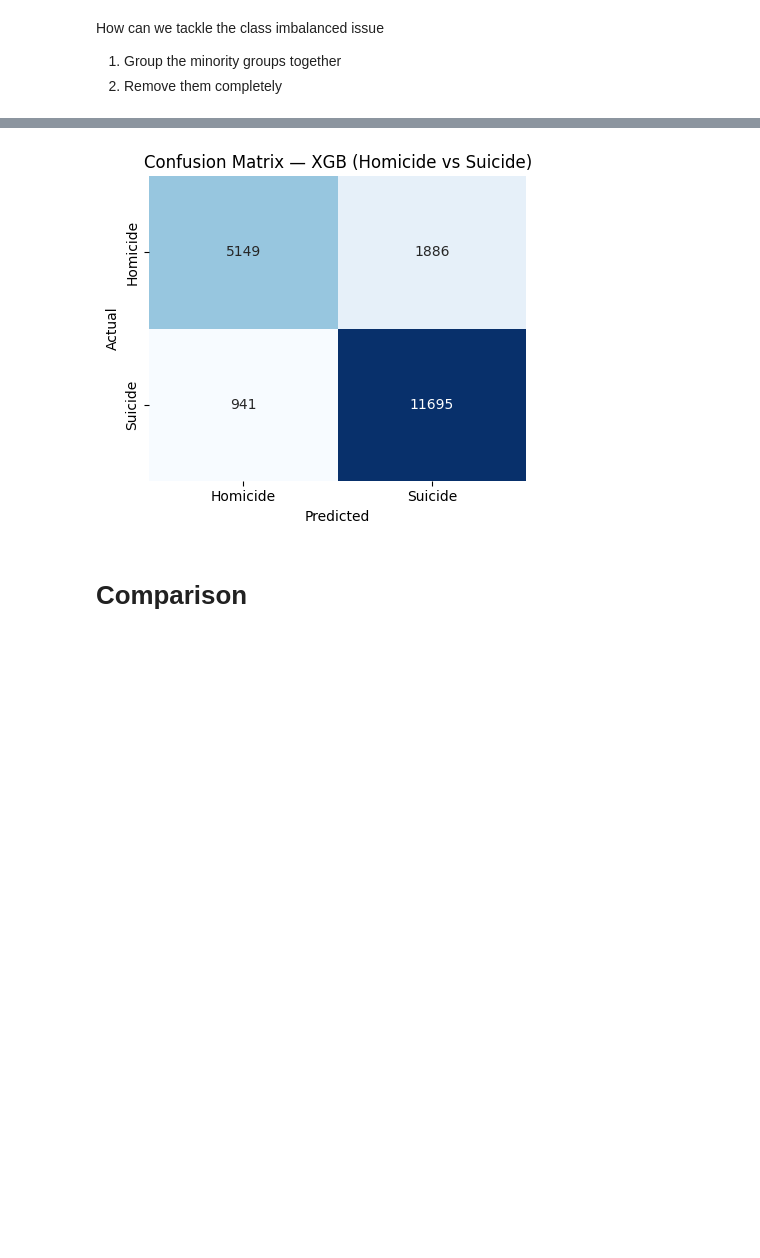
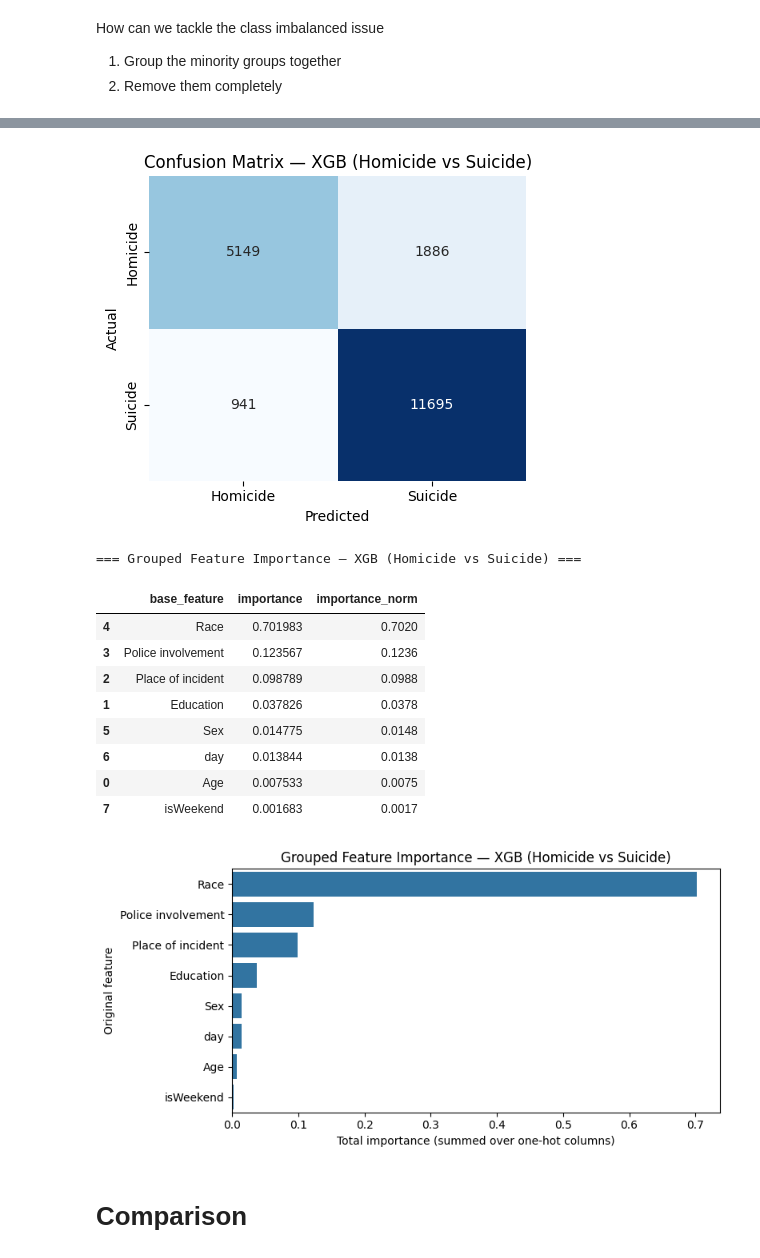
Before and after one commit to beckhamtoh/CS3244-Gun-Violence, a Jupyter notebook: notebooks/Classifying_reasons_for_gun_incidents(baseline_models).ipynb, the cells around one changed output, grey strips where cells are left out. Saved outputs shown, nothing was run; the diff lists cells and outputs as text; code cells hidden in the pictures; blank space fills up the shorter version.

```diff
--- a/notebooks/Classifying_reasons_for_gun_incidents(baseline_models).ipynb
+++ b/notebooks/Classifying_reasons_for_gun_incidents(baseline_models).ipynb
@@ -2264,33 +2440,105 @@ print(classification_report(y_test_enc, y_pred, target_names=le_bin.classes_, ze
 
 # ----- Confusion matrix -----
 cm = confusion_matrix(y_test_enc, y_pred, labels=[0,1])
 plt.figure(figsize=(4.5,4))
 sns.heatmap(cm, annot=True, fmt='d', cmap='Blues',
             xticklabels=le_bin.classes_, yticklabels=le_bin.classes_, cbar=False)
 plt.xlabel("Predicted")
 plt.ylabel("Actual")
 plt.title("Confusion Matrix — XGB (Homicide vs Suicide)")
 plt.tight_layout()
 plt.show()
+
+
+### Feature importance plot
+
+# 1) Column-level importances aligned with training columns
+col_importance_bin = pd.DataFrame({
+    "feature": x_train.columns,
+    "importance": xgb_bin.feature_importances_
+})
+
+# 2) Helper: infer "base feature" from one-hot names
+#    e.g. "Education_Bachelors" -> "Education"
+def prefix(col):
+    return col.split("_", 1)[0] if "_" in col else col
+
+# Count how many times each prefix appears among obviously one-hot-style columns
+prefix_counts_bin = {}
+for c in col_importance_bin["feature"]:
+    if "_" in c:
+        p = prefix(c)
+        prefix_counts_bin[p] = prefix_counts_bin.get(p, 0) + 1
+
+def base_feature_bin(col):
+    p = prefix(col)
+    # If this prefix appears in >= 2 columns, treat them as a group (one-hot of same original feature)
+    if prefix_counts_bin.get(p, 0) >= 2:
+        return p
+    else:
+        # Otherwise keep the column as its own feature (e.g. numeric or standalone binary)
+        return col
+
+col_importance_bin["base_feature"] = col_importance_bin["feature"].apply(base_feature_bin)
+
+# 3) Aggregate importances by original feature
+grouped_imp_bin = (
+    col_importance_bin
+    .groupby("base_feature", as_index=False)["importance"]
+    .sum()
+    .sort_values("importance", ascending=False)
+)
+
+# Optional: normalized column (so they sum to 1)
+grouped_imp_bin["importance_norm"] = grouped_imp_bin["importance"] / grouped_imp_bin["importance"].sum()
+
+# 4) Show top-K features
+K = 20  # change if you want more/less
+print("=== Grouped Feature Importance — XGB (Homicide vs Suicide) ===")
+display(grouped_imp_bin.head(K).style.format({"importance": "{:.6f}", "importance_norm": "{:.4f}"}))
+
+# 5) Plot bar chart
+plt.figure(figsize=(8, max(4, 0.4 * min(K, len(grouped_imp_bin)))))
+sns.barplot(
+    data=grouped_imp_bin.head(K),
+    x="importance",
+    y="base_feature"
+)
+plt.title("Grouped Feature Importance — XGB (Homicide vs Suicide)")
+plt.xlabel("Total importance (summed over one-hot columns)")
+plt.ylabel("Original feature")
+plt.tight_layout()
+plt.show()
 # %% [output]
 === XGB after dropping minority classes (Only Homicide & Suicide) ===
 Accuracy: 0.8563
 F1 (Macro): 0.8384
 F1 (Micro): 0.8563
 Precision (Macro): 0.8533
 Recall (Macro): 0.8287
 
 Class distribution (train):
 Reason
 Suicide     0.642
 Homicide    0.358
 Name: proportion, dtype: float64
 ... (6 lines left out)
 
     accuracy                           0.86     19671
    macro avg       0.85      0.83      0.84     19671
 weighted avg       0.86      0.86      0.85     19671
 [figure]
+=== Grouped Feature Importance — XGB (Homicide vs Suicide) ===
+|  | base_feature | importance | importance_norm |
+| 4 | Race | 0.701983 | 0.7020 |
+| 3 | Police involvement | 0.123567 | 0.1236 |
+| 2 | Place of incident | 0.098789 | 0.0988 |
+| 1 | Education | 0.037826 | 0.0378 |
+| 5 | Sex | 0.014775 | 0.0148 |
+| 6 | day | 0.013844 | 0.0138 |
+| 0 | Age | 0.007533 | 0.0075 |
+| 7 | isWeekend | 0.001683 | 0.0017 |
+[figure, added]
 # %% [markdown]
 # Comparison
 # %%
```
Also changed, not shown: parts of 4 cells of this notebook.
